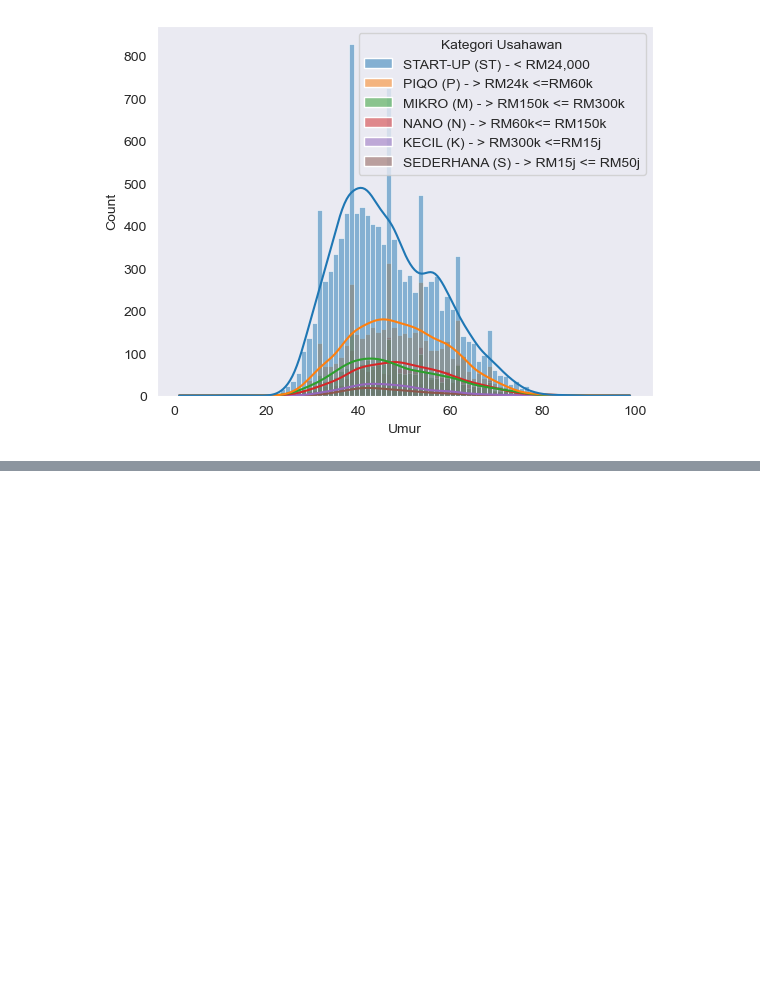
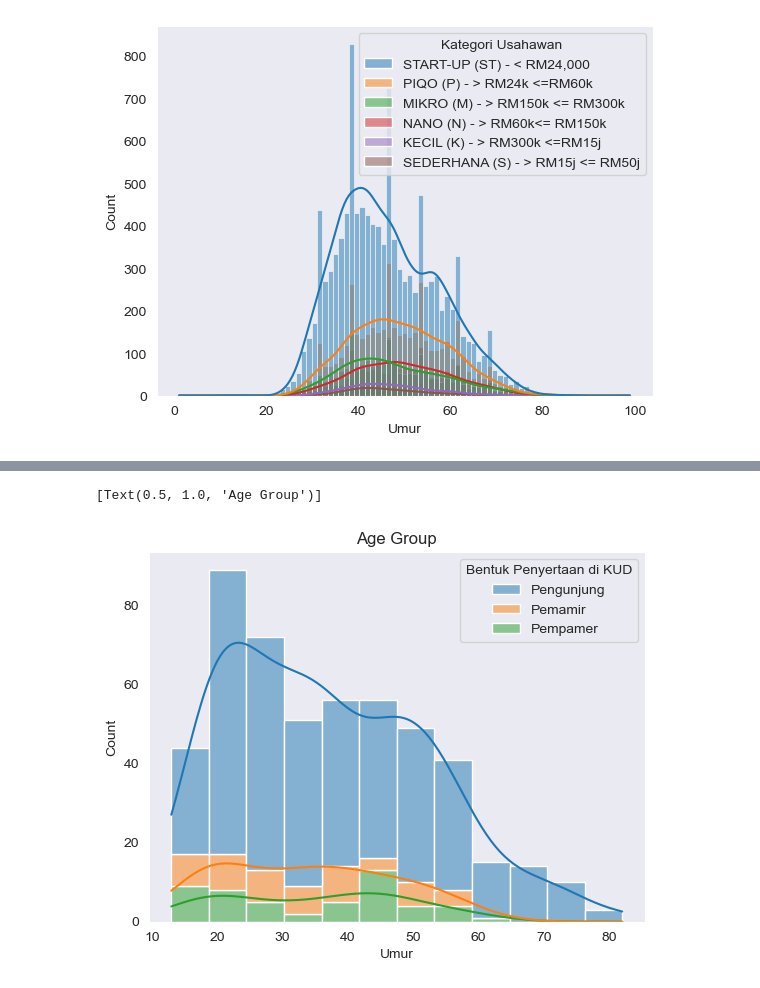
Before and after one commit to faizuddin/usahawan-dash, a Jupyter notebook: analysis.ipynb, the cells around one changed output, grey strips where cells are left out. Saved outputs shown, nothing was run; the diff lists cells and outputs as text; code cells hidden in the pictures; blank space fills up the shorter version.

```diff
--- a/analysis.ipynb
+++ b/analysis.ipynb
@@ -122,0 +168,6 @@ sns.histplot(data=df, kde=True, x = "Umur", hue = "Kategori Usahawan")
+# %%
+# Age histogram by type of attendance
+sns.histplot(data=df_pel, kde=True, x = "Umur", hue="Bentuk Penyertaan di KUD", multiple="stack").set(title="Age Group")
+# %% [output]
+[Text(0.5, 1.0, 'Age Group')]
+[figure, added]
```
Also changed, not shown: parts of 9 cells of this notebook, 6 other files.
